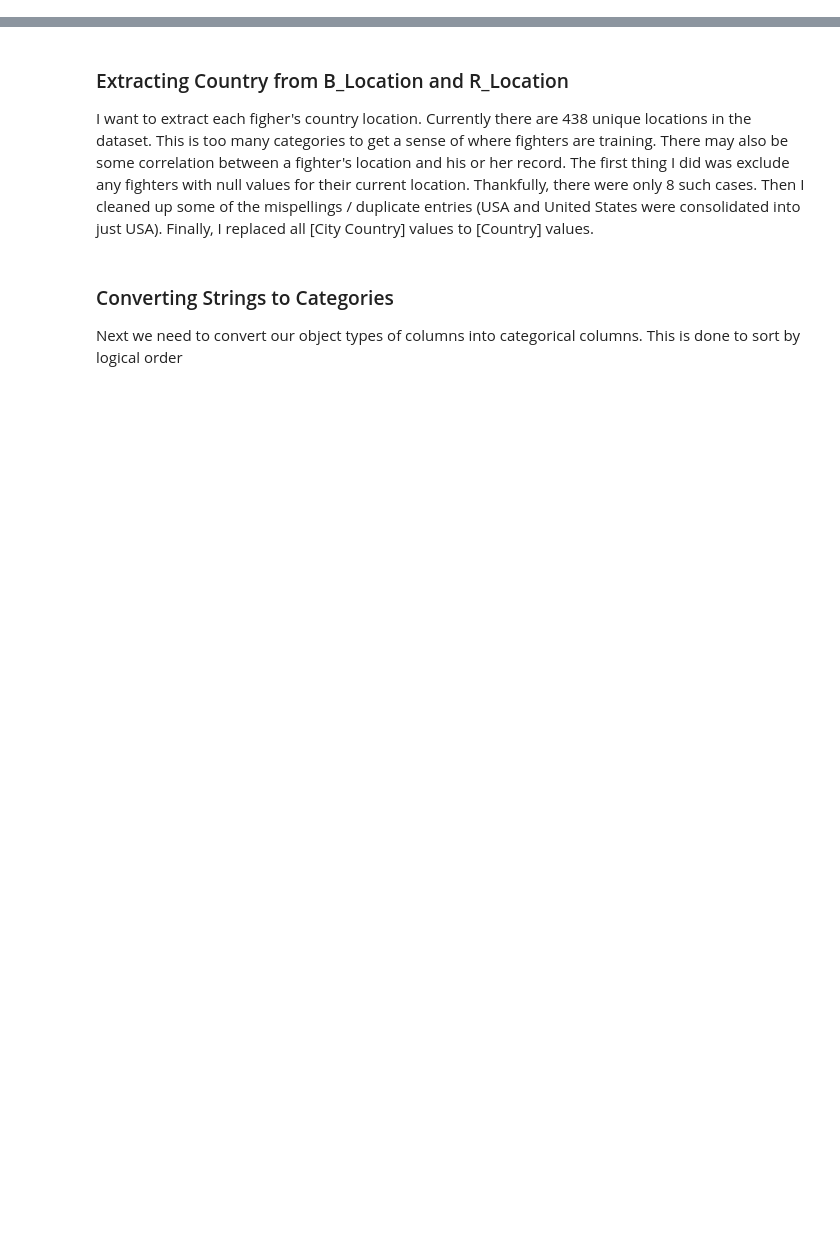
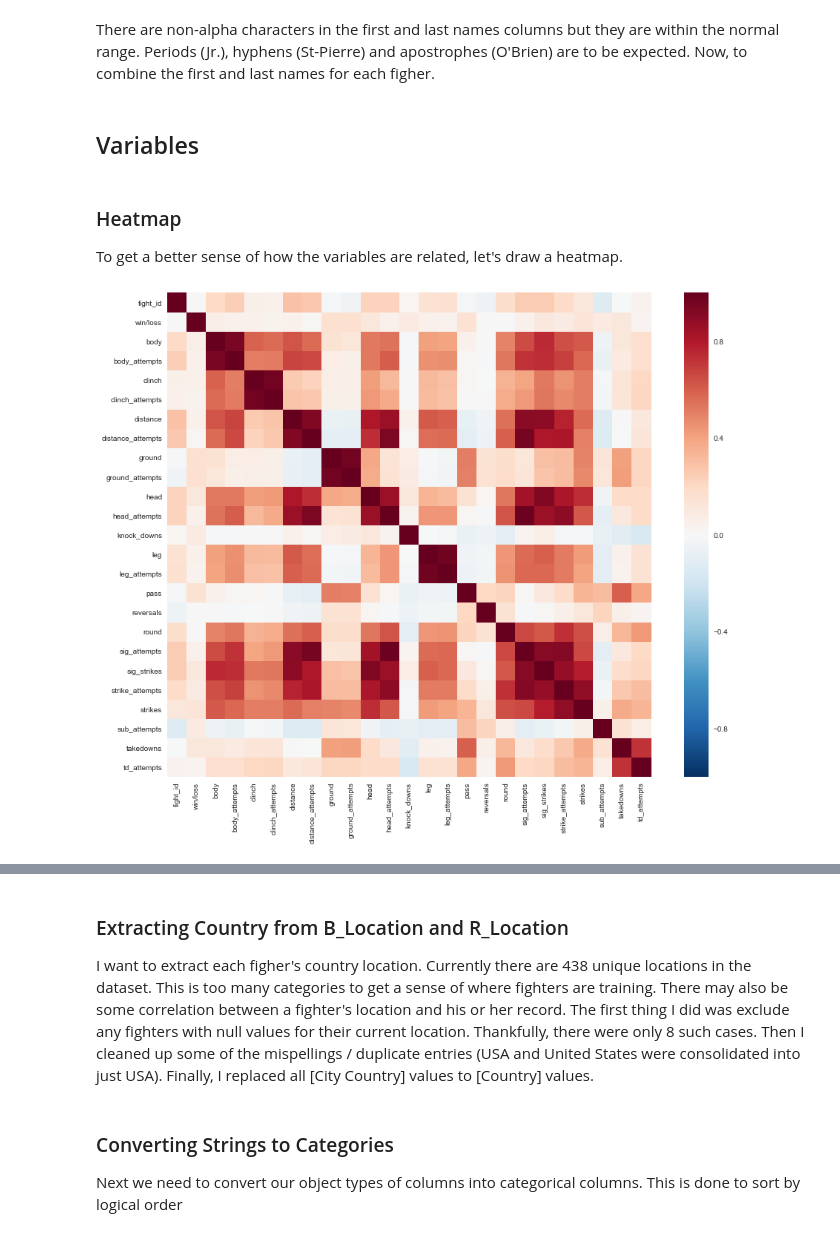
Before and after one commit to cfergusonlee/ufc_fight_analysis, a Jupyter notebook: ufc_analysis.ipynb, the cells around one changed output, grey strips where cells are left out. Saved outputs shown, nothing was run; the diff lists cells and outputs as text; code cells hidden in the pictures; blank space fills up the shorter version.

```diff
--- a/ufc_analysis.ipynb
+++ b/ufc_analysis.ipynb
@@ -253,0 +262,23 @@ fight_df.index = index
+# %% [markdown]
+There are non-alpha characters in the first and last names columns but they are within the normal range. Periods (Jr.), hyphens (St-Pierre) and apostrophes (O'Brien) are to be expected. Now, to combine the first and last names for each figher.
+# %%
+fight_df.loc[:,'name'] = fight_df['name_first'] + ' ' + fight_df['name_last']
+fight_df['name'].head()
+del fight_df['name_first']
+del fight_df['name_last']
+cols = fight_df.columns.tolist()
+cols = cols[-1:] + cols[:-1]
+fight_df = fight_df[cols]
+# %% [markdown]
+## Variables
+# %% [markdown]
+### Heatmap
+
+To get a better sense of how the variables are related, let's draw a heatmap.
+# %%
+corrmat = fight_df.corr()
+plt.figure(figsize=(16,12))
+sns.heatmap(corrmat, square=True)
+plt.show()
+# %% [output]
+[figure, added]
```
Also changed, not shown: parts of 121 cells of this notebook, 13 other files.
